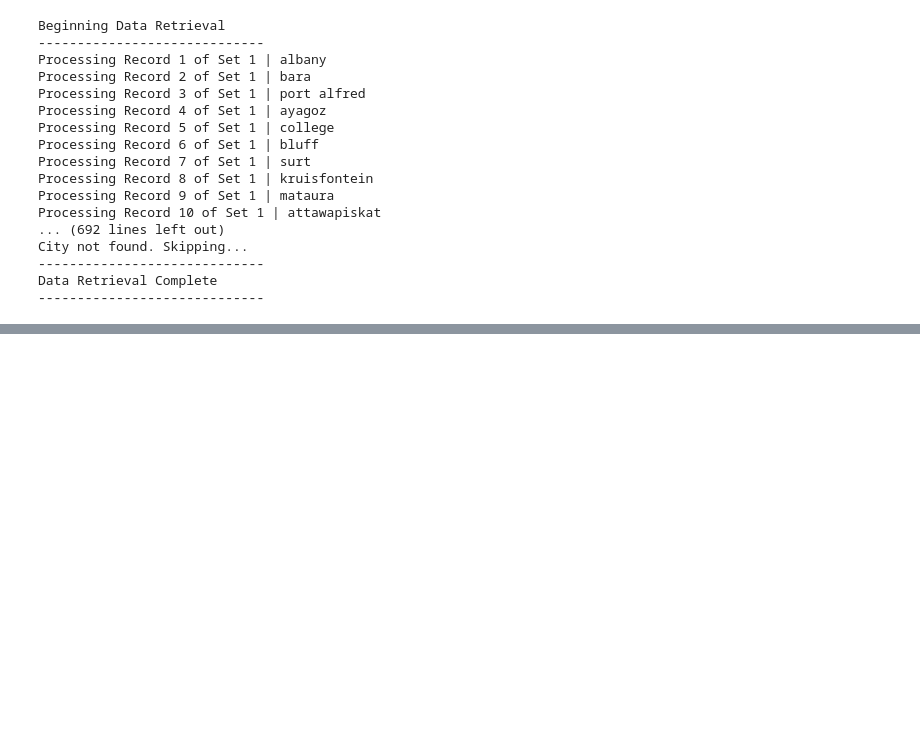
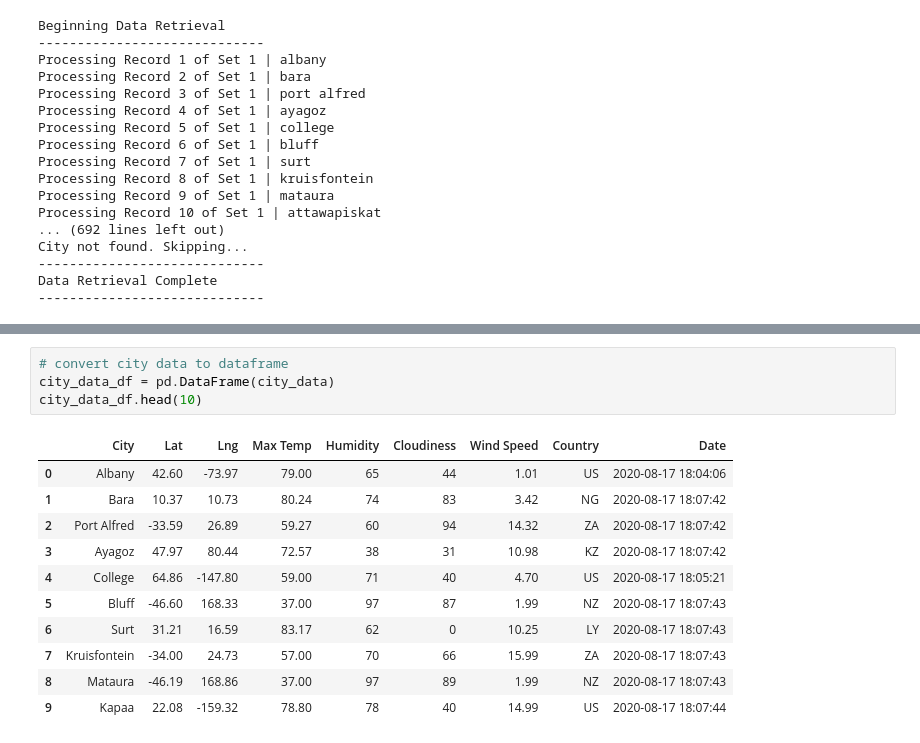
Before and after one commit to vyu821/world-weather-analysis, a Jupyter notebook: WeatherPy.ipynb, the cells around one changed output, grey strips where cells are left out. Cells and saved outputs as stored; diff of their text form; blank space fills up the shorter version.

Commit message:
created and export dataframe for city_data. added files to gitignore.

```diff
--- a/WeatherPy.ipynb
+++ b/WeatherPy.ipynb
@@ -123,0 +124,16 @@ len(city_data)
+# %%
+# convert city data to dataframe
+city_data_df = pd.DataFrame(city_data)
+city_data_df.head(10)
+# %% [output]
+|  | City | Lat | Lng | Max Temp | Humidity | Cloudiness | Wind Speed | Country | Date |
+| 0 | Albany | 42.60 | -73.97 | 79.00 | 65 | 44 | 1.01 | US | 2020-08-17 18:04:06 |
+| 1 | Bara | 10.37 | 10.73 | 80.24 | 74 | 83 | 3.42 | NG | 2020-08-17 18:07:42 |
+| 2 | Port Alfred | -33.59 | 26.89 | 59.27 | 60 | 94 | 14.32 | ZA | 2020-08-17 18:07:42 |
+| 3 | Ayagoz | 47.97 | 80.44 | 72.57 | 38 | 31 | 10.98 | KZ | 2020-08-17 18:07:42 |
+| 4 | College | 64.86 | -147.80 | 59.00 | 71 | 40 | 4.70 | US | 2020-08-17 18:05:21 |
+| 5 | Bluff | -46.60 | 168.33 | 37.00 | 97 | 87 | 1.99 | NZ | 2020-08-17 18:07:43 |
+| 6 | Surt | 31.21 | 16.59 | 83.17 | 62 | 0 | 10.25 | LY | 2020-08-17 18:07:43 |
+| 7 | Kruisfontein | -34.00 | 24.73 | 57.00 | 70 | 66 | 15.99 | ZA | 2020-08-17 18:07:43 |
+| 8 | Mataura | -46.19 | 168.86 | 37.00 | 97 | 89 | 1.99 | NZ | 2020-08-17 18:07:43 |
+| 9 | Kapaa | 22.08 | -159.32 | 78.80 | 78 | 40 | 14.99 | US | 2020-08-17 18:07:44 |
```
Also changed, not shown: parts of 3 cells of this notebook, 2 other files.
